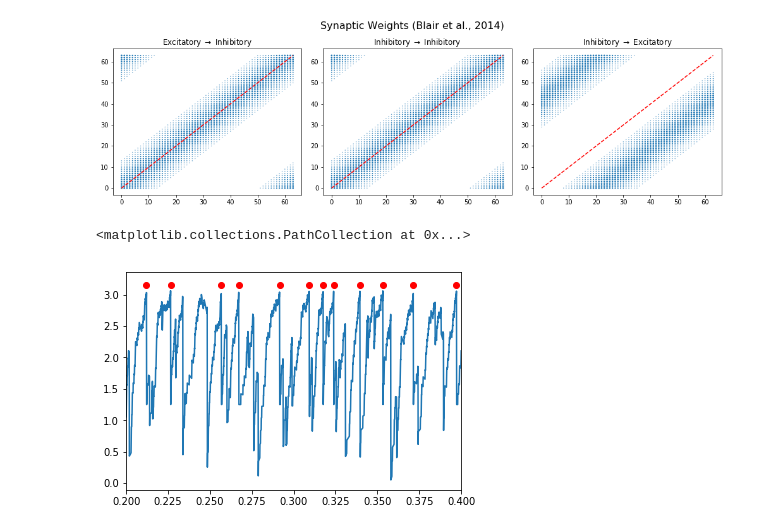
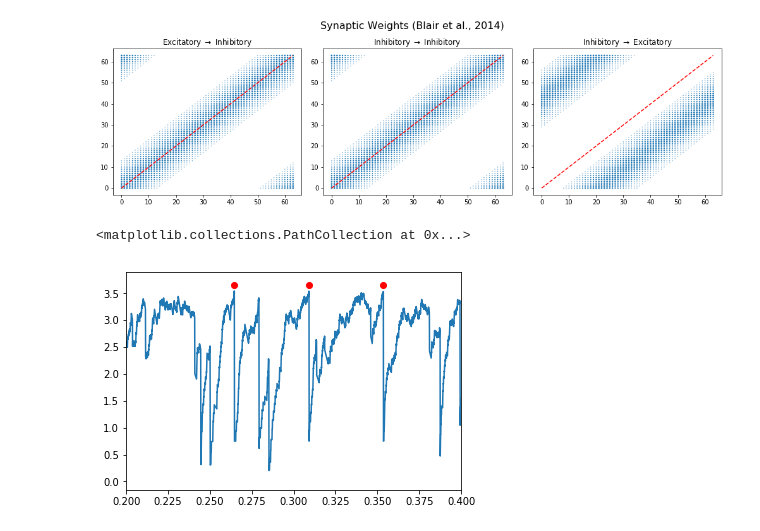
Before and after one commit to acellon/ifat-py, a Jupyter notebook: ifat.ipynb, the cells around one changed output. Saved outputs shown, nothing was run; the diff lists cells and outputs as text; code cells hidden in the pictures.

```diff
--- a/ifat.ipynb
+++ b/ifat.ipynb
@@ -269,6 +212,8 @@ def calc_weight(M, alpha, mu, sigma):
     output = 5.0 * fF * np.around(output/(5.0*fF))
     return output
 # %%
+Vm_r = 0.75 * volt
+Vt_r = 3.5*volt
 M = 64
 alpha = sum(W_vals)
 mu1 = 0
@@ -357,7 +322,7 @@ tight_layout()
 [figure]
 # %%
 plot(e_vmon.t, e_vmon.Vm[0]); xlim([0.2,0.4])
-scatter(e_spmon.t[e_spmon.i==0],3.15*ones(len(e_spmon.t[e_spmon.i==0])),color='r')
+scatter(e_spmon.t[e_spmon.i==0],3.65*ones(len(e_spmon.t[e_spmon.i==0])),color='r')
 # %% [output]
 <matplotlib.collections.PathCollection at 0x...>
-[figure, old version]
+[figure, new version]
```
Also changed, not shown: parts of 15 cells of this notebook, 1 other file.
